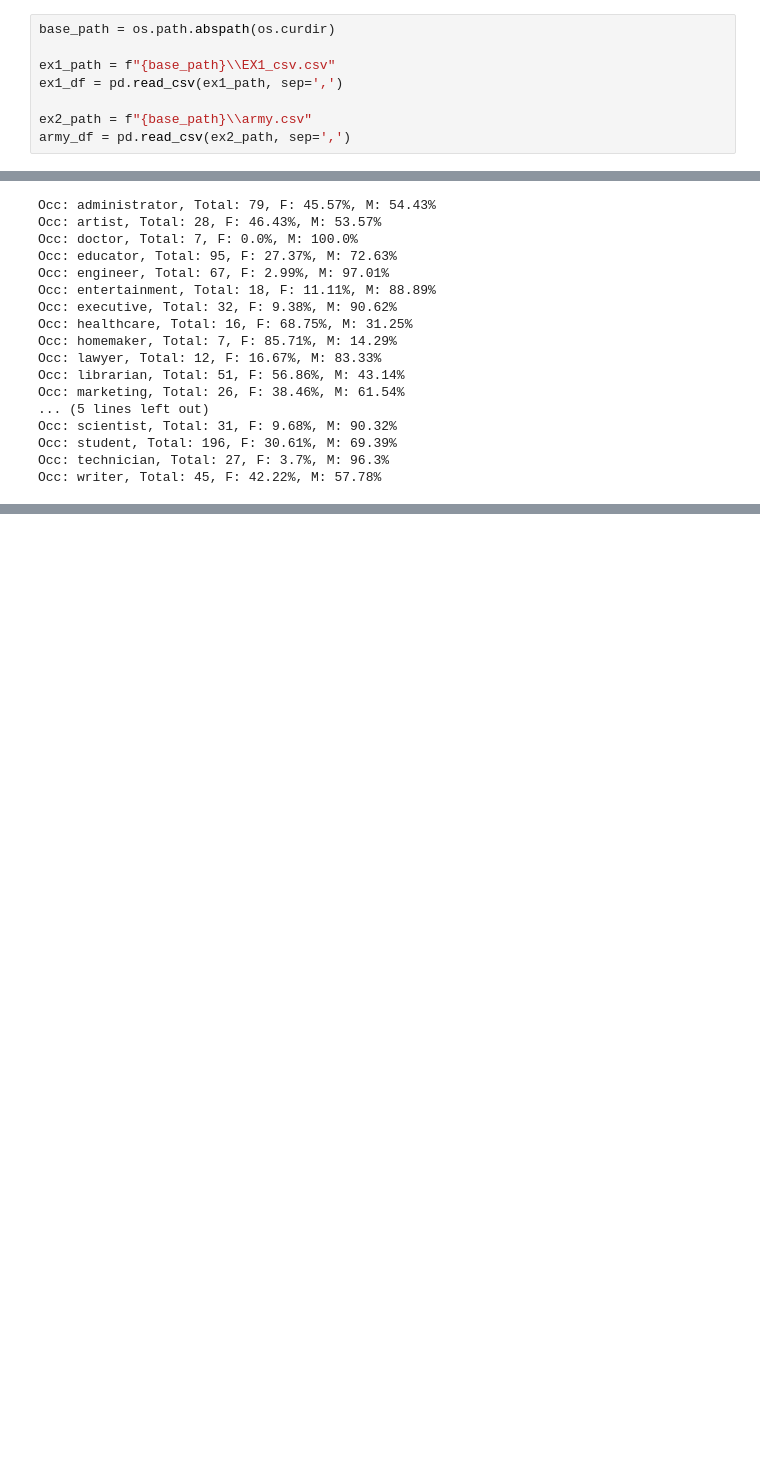
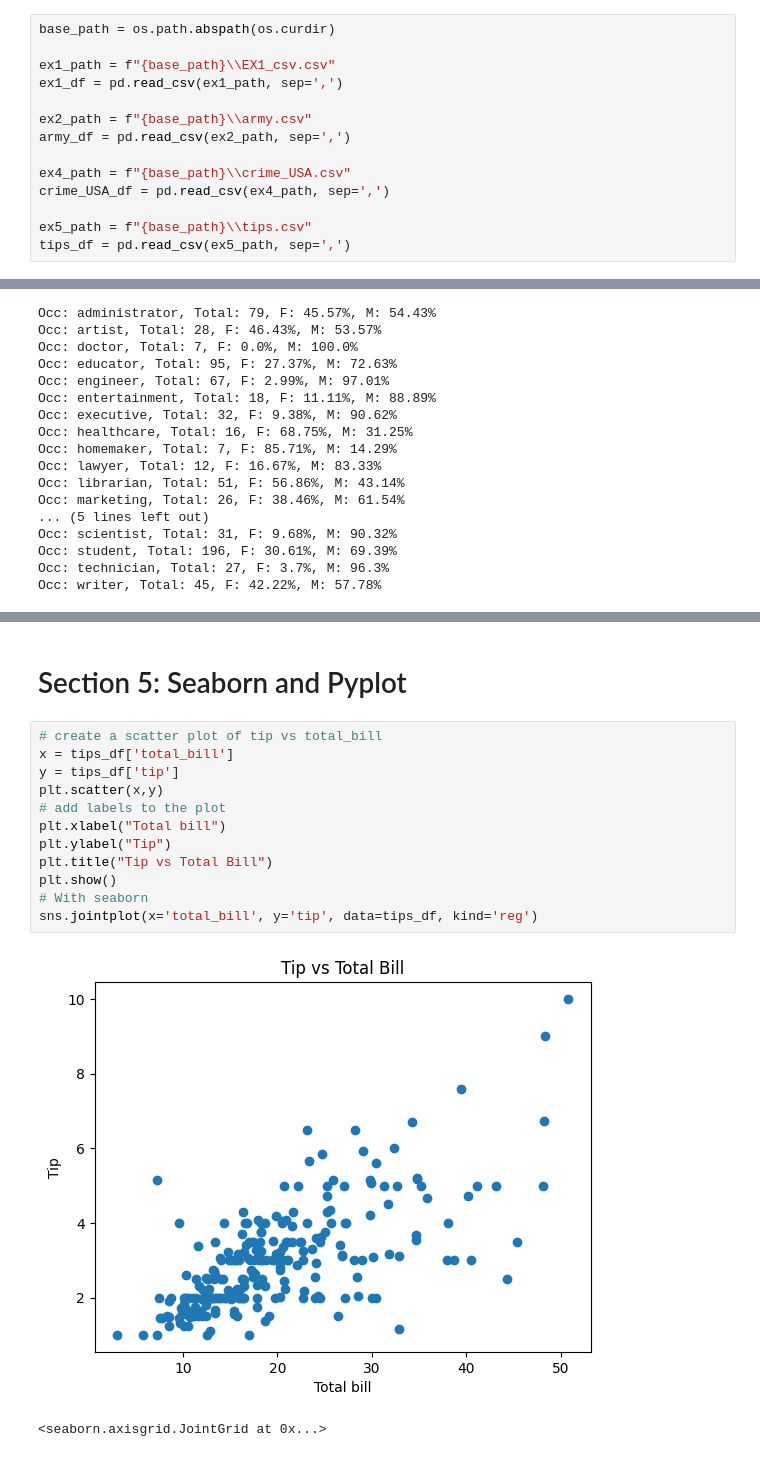
Before and after one commit to GalSarid21/MachineLearningLabs, a Jupyter notebook: Lab1/HW_1.ipynb, the cells around one changed output, grey strips where cells are left out. Saved outputs shown, nothing was run; the diff lists cells and outputs as text; blank space fills up the shorter version.

```diff
--- a/Lab1/HW_1.ipynb
+++ b/Lab1/HW_1.ipynb
@@ -15,6 +17,12 @@ ex1_df = pd.read_csv(ex1_path, sep=',')
 
 ex2_path = f"{base_path}\\army.csv"
 army_df = pd.read_csv(ex2_path, sep=',')
+
+ex4_path = f"{base_path}\\crime_USA.csv"
+crime_USA_df = pd.read_csv(ex4_path, sep=',')
+
+ex5_path = f"{base_path}\\tips.csv"
+tips_df = pd.read_csv(ex5_path, sep=',')
 # %% [markdown]
 # Section 1: knowing your data
 # %%
@@ -450,0 +570,17 @@ Occ: writer, Total: 45, F: 42.22%, M: 57.78%
+# %% [markdown]
+# Section 5: Seaborn and Pyplot
+# %%
+# create a scatter plot of tip vs total_bill
+x = tips_df['total_bill']
+y = tips_df['tip']
+plt.scatter(x,y)
+# add labels to the plot
+plt.xlabel("Total bill")
+plt.ylabel("Tip")
+plt.title("Tip vs Total Bill")
+plt.show()
+# With seaborn
+sns.jointplot(x='total_bill', y='tip', data=tips_df, kind='reg')
+# %% [output]
+[figure, added]
+<seaborn.axisgrid.JointGrid at 0x...>
```
Also changed, not shown: parts of 17 cells of this notebook, 3 other files.
